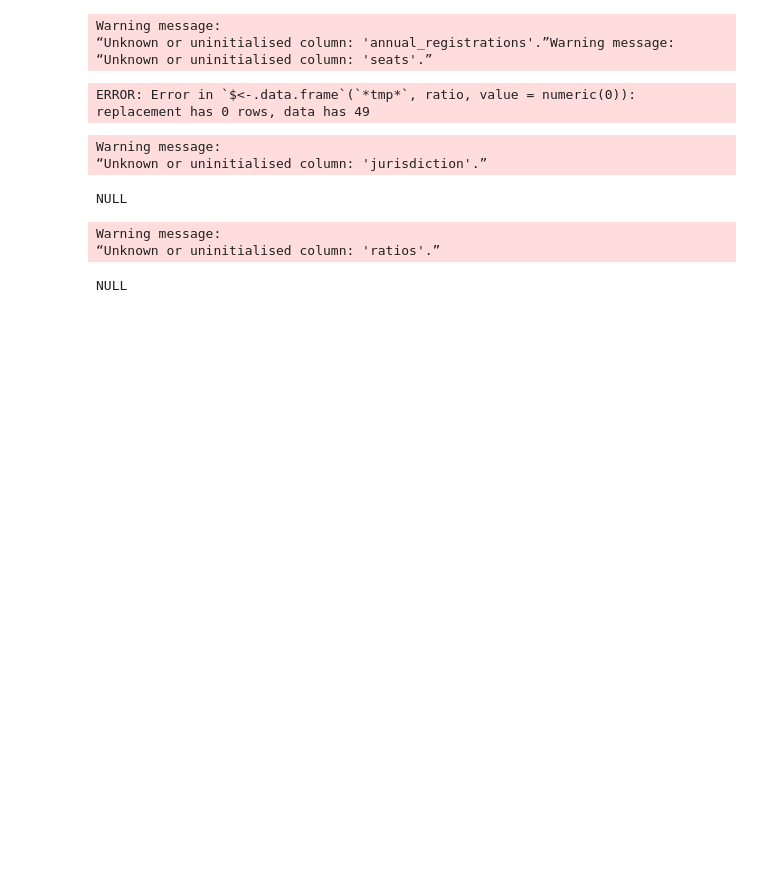
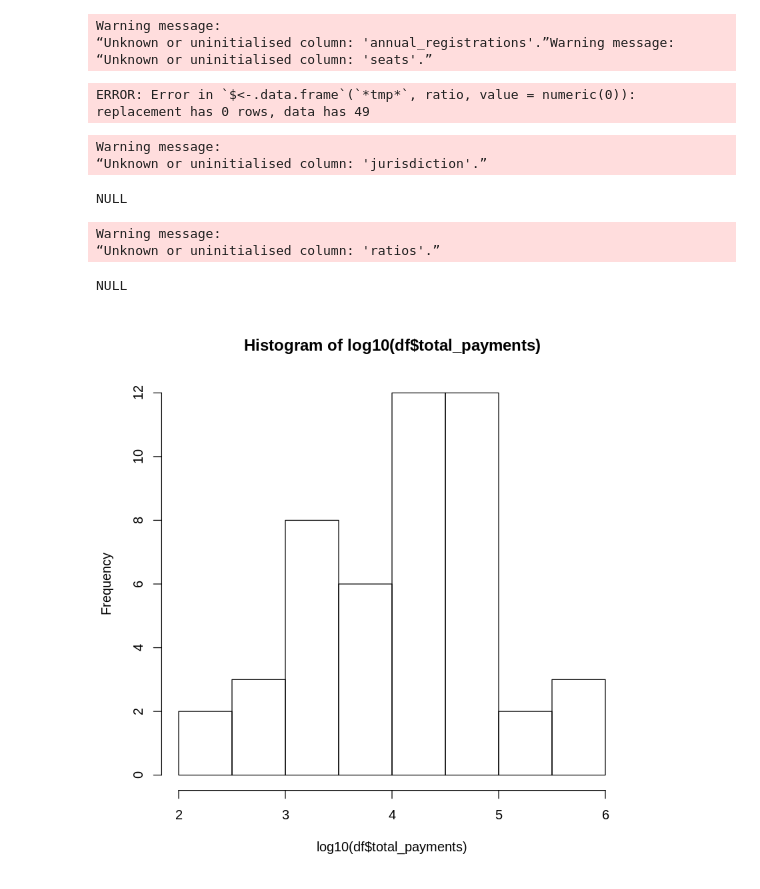
Before and after one commit to PublicI/medicaid-graphic, a Jupyter notebook: line-graphs.ipynb, the cells around one changed output. Cells and saved outputs as stored; diff of their text form; code cells hidden in the pictures; blank space fills up the shorter version.

```diff
--- a/line-graphs.ipynb
+++ b/line-graphs.ipynb
@@ -244,3 +244,9 @@ NULL
 Warning message:
 “Unknown or uninitialised column: 'ratios'.”
 NULL
+# %%
+df = read.csv('./medicaid-js/assets/doctor-payments.csv', sep = '\t')
+# %%
+hist(log10(df$total_payments), breaks = 7)
+# %% [output]
+[figure, added]
```
Also changed, not shown: 3 other files.
